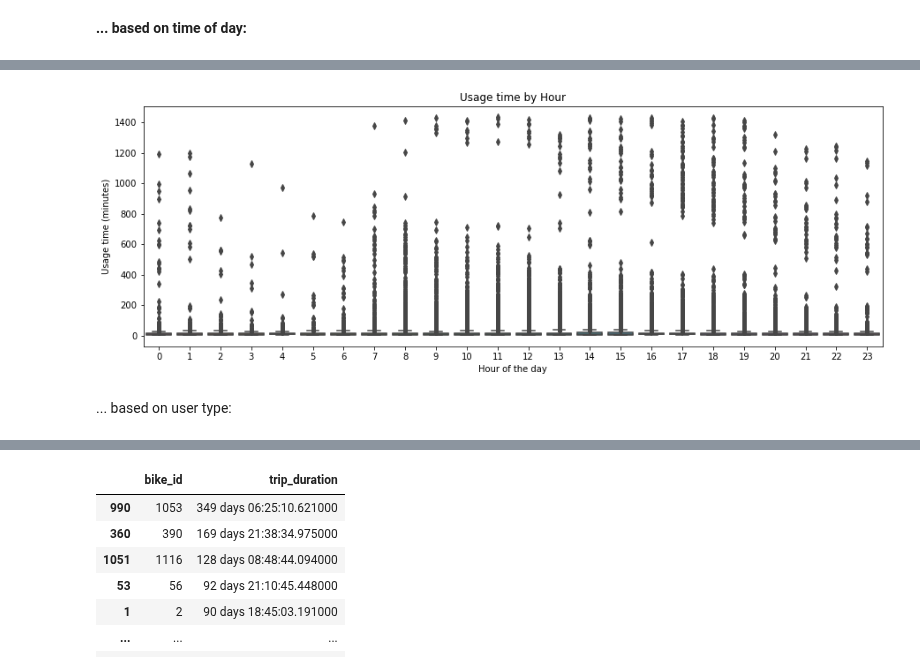
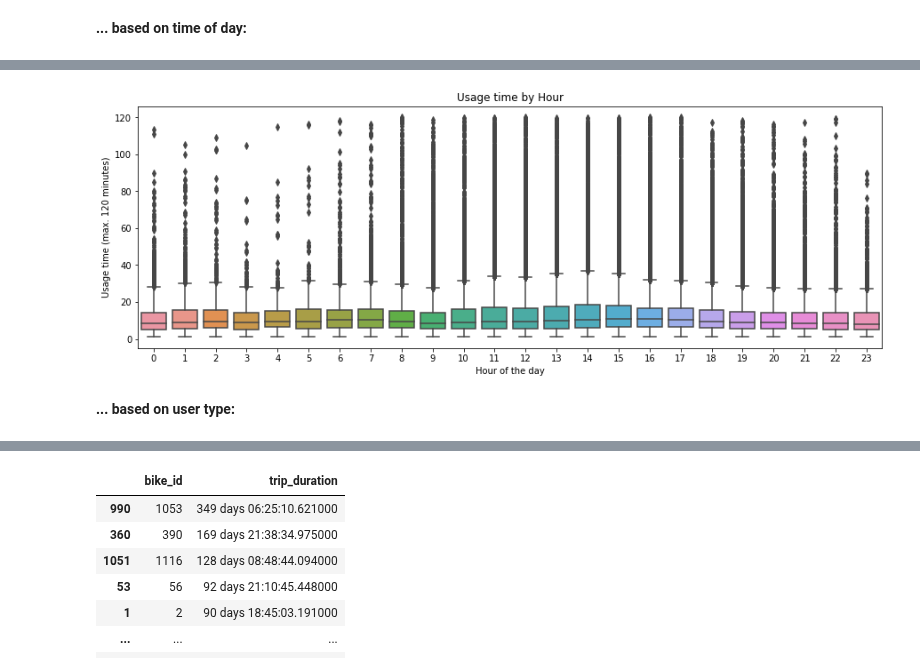
Before and after one commit to MoritzWagner13/Machine-Learning, a Jupyter notebook: Code_V1.3.ipynb, the cells around one changed output, grey strips where cells are left out. Saved outputs shown, nothing was run; the diff lists cells and outputs as text; code cells hidden in the pictures.

```diff
--- a/Code_V1.3.ipynb
+++ b/Code_V1.3.ipynb
@@ -148,0 +148,6 @@ bike.head(60000)
+# %%
+# Dropping entries for which trip_duration is more than a week
+one_week = datetime.timedelta(days=7)
+
+bike = bike[bike['trip_duration'] <= one_week]
+bike.info()
@@ -458,0 +546,18 @@ Text(0, 0.5, 'Total number of rentals')
+# %%
+# Calculate the revenue in dollars
+bike['revenue'] = np.where(bike['trip_duration'] <= pd.Timedelta(minutes=30), 2.95,
+                        np.where(bike['trip_duration'] <= pd.Timedelta(minutes=60), 5.45,
+                                 5.45 + 2.5 * np.ceil((bike['trip_duration'].dt.total_seconds() - 60 * 60) / (30 * 60))))
+
+# Group the data by hour and day of the year, and sum the revenue for each hour
+hourly_revenue = bike.groupby([bike['end_time'].dt.dayofyear.rename('dayofyear'), bike['end_time'].dt.hour.rename('hour')])['revenue'].sum().reset_index()
+
+# Create a pivot table of the hourly revenue, with the hours as the index and the days of the year as the columns
+hourly_revenue_pivot = hourly_revenue.pivot(index='dayofyear', columns='hour', values='revenue')
+
+# Create a heatmap of the pivot table
+plt.figure(figsize=(20, 10))
+plt.imshow(hourly_revenue_pivot.T, cmap='viridis')
+plt.xlabel('Day of the Year')
+plt.ylabel('Hour of the Day')
+plt.show()
@@ -519,22 +590,24 @@ Name: 511073, dtype: object
 # %%
+bike_station.groupby(bike_station['start_time'].dt.hour)['trip_duration'].mean()
+
 bs_hour = bike_station
 # Extract hour from the timestamp and store it in a new column
 bs_hour['hour'] = bs_hour['start_time'].dt.hour
 
 # Convert the timedelta values to minutes if they are less than 1 day
-# This excludes entries with trip duration > 1 day
-threshold = np.timedelta64(1, 'D')
+# This excludes entries with trip duration > 7 day
+threshold = np.timedelta64(2, 'h')
 bs_hour['td_min'] = np.where(bs_hour['trip_duration'] < threshold,
 bs_hour['trip_duration'].dt.total_seconds() / 60, np.nan)
 
 # Plotting
 rcParams['figure.figsize'] = 15, 5
 sns.boxplot(x='hour', y='td_min', data=bs_hour)
 plt.title('Usage time by Hour')
 plt.xlabel('Hour of the day')
-plt.ylabel('Usage time (minutes)')
+plt.ylabel('Usage time (max. 120 minutes)')
 plt.show()
 # %% [output]
-[figure, old version]
+[figure, new version]
 # %% [markdown]
-... based on user type:
+**... based on user type:**
```
Also changed, not shown: parts of 71 cells of this notebook.
